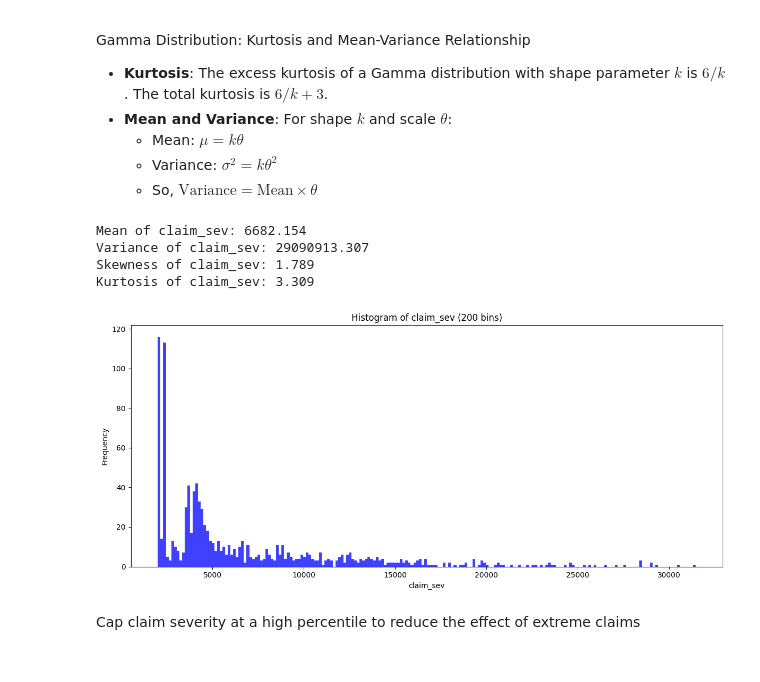
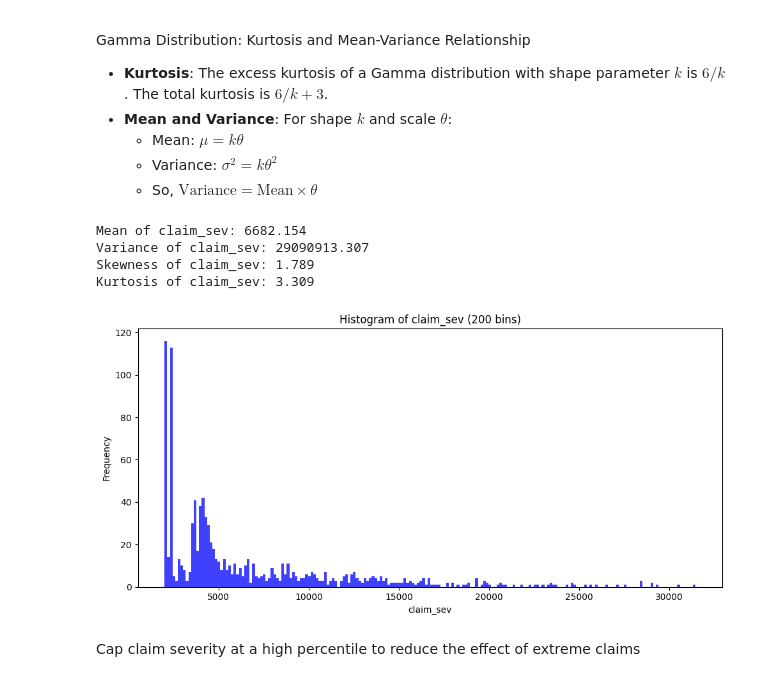
Before and after one commit to mengjin67/data_science_bootcamp_lecture_1, a Jupyter notebook: analysis_pipeline/2_data_exploration.ipynb, the cells around one changed output. Cells and saved outputs as stored; diff of their text form; code cells hidden in the pictures.

```diff
--- a/analysis_pipeline/2_data_exploration.ipynb
+++ b/analysis_pipeline/2_data_exploration.ipynb
@@ -110,29 +110,29 @@ Gamma Distribution: Kurtosis and Mean-Variance Relationship
 # %%
 # Compute mean, variance, skewness, and kurtosis of claim_sev
 mean_sev = model_data['claim_sev'].dropna().mean()
 var_sev = model_data['claim_sev'].dropna().var()
 skew_sev = model_data['claim_sev'].dropna().skew()
 kurt_sev = model_data['claim_sev'].dropna().kurtosis()
 print(f"Mean of claim_sev: {mean_sev:.3f}")
 print(f"Variance of claim_sev: {var_sev:.3f}")
 print(f"Skewness of claim_sev: {skew_sev:.3f}")
 print(f"Kurtosis of claim_sev: {kurt_sev:.3f}")
 
 # Plot a histogram of 'claim_sev' with 100 bins
 import matplotlib.pyplot as plt
-plt.figure(figsize=(12,5.5))
+plt.figure(figsize=(10,5))
 plt.hist(model_data['claim_sev'].dropna(), bins=200, facecolor='blue', alpha=0.75)
 plt.xlabel('claim_sev')
 plt.ylabel('Frequency')
 plt.title('Histogram of claim_sev (200 bins)')
 plt.tight_layout()
 plt.show()
 # %% [output]
 Mean of claim_sev: 6682.154
 Variance of claim_sev: 29090913.307
 Skewness of claim_sev: 1.789
 Kurtosis of claim_sev: 3.309
-[figure, old version]
+[figure, new version]
 # %% [markdown]
 Cap claim severity at a high percentile to reduce the effect of extreme claims
 # %%
```
Also changed, not shown: parts of 7 cells of this notebook, 3 other files.
